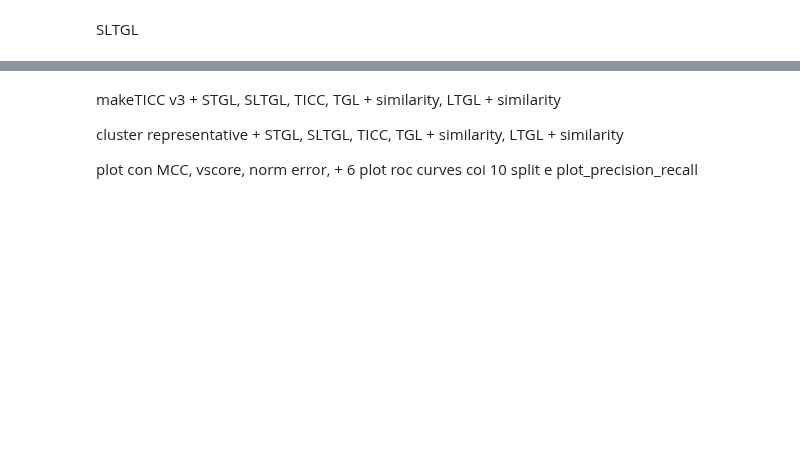
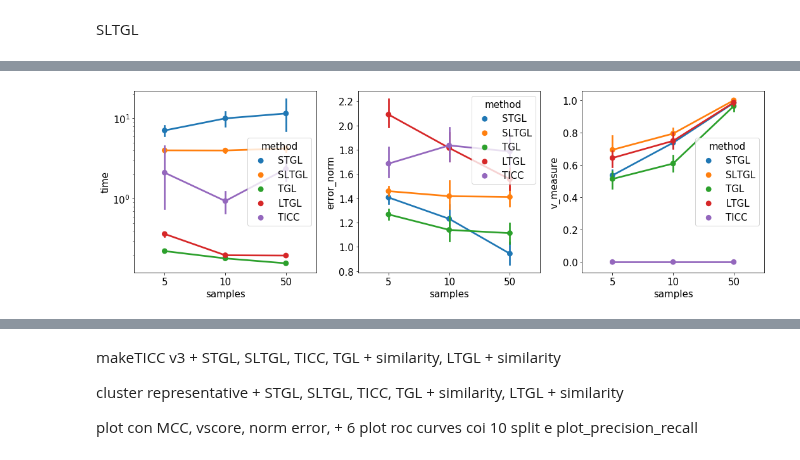
Before and after one commit to fdtomasi/regain, a Jupyter notebook: notebooks/graph-clustering/DEV_cluster_data_gen.ipynb, the cells around one changed output, grey strips where cells are left out. Saved outputs shown, nothing was run; the diff lists cells and outputs as text; code cells hidden in the pictures; blank space fills up the shorter version.

```diff
--- a/notebooks/graph-clustering/DEV_cluster_data_gen.ipynb
+++ b/notebooks/graph-clustering/DEV_cluster_data_gen.ipynb
@@ -254,0 +357,14 @@ np.array([thetas_true_sparse[l] for l in labels_pred]).shape
+# %%
+f, ax = plt.subplots(1,3, figsize=(15,5), sharex=True)
+for i, val in enumerate(['time', 'error_norm', 'v_measure']):
+    melt = pd.melt(rr, id_vars=['method', 'samples'], value_vars=[val], value_name=val)
+    melt.head()
+
+    ax[i] = sns.pointplot(x='samples', y=val, data=melt, hue='method', ax=ax[i])
+    if val == 'time':
+        ax[i].set_yscale('log')
+f.tight_layout()
+# %%
+f
+# %% [output]
+[figure, added]
```
Also changed, not shown: parts of 32 cells of this notebook, 17 other files.
